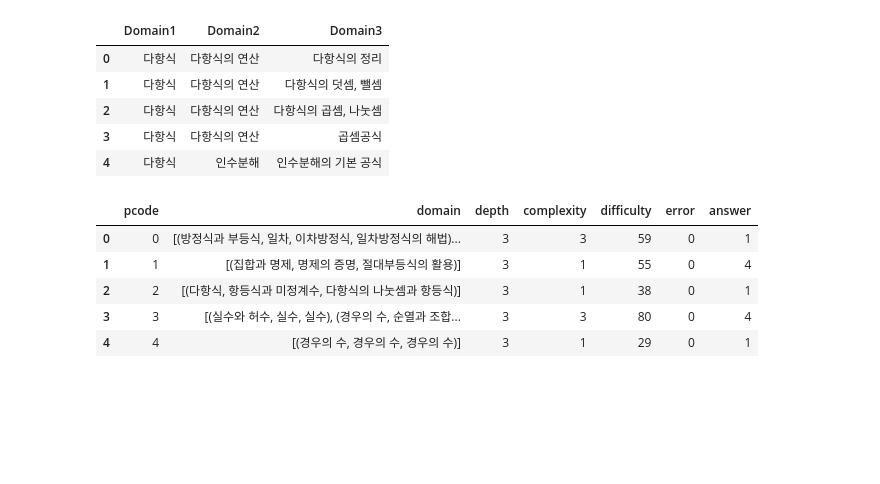
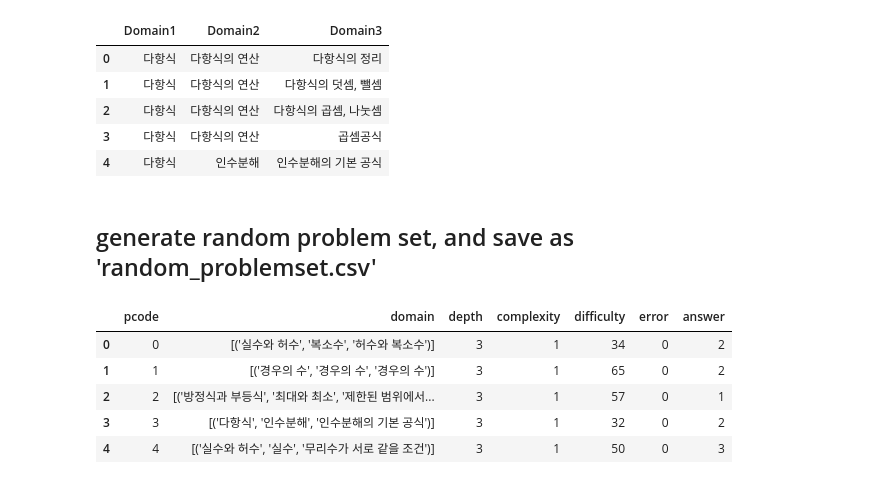
Before and after one commit to thinkbigsv/MathSolvingProcess, a Jupyter notebook: problemset.ipynb, the cells around one changed output. Drawn from its saved outputs; the diff is of its cells as text; code cells hidden in the pictures; blank space fills up the shorter version.

```diff
--- a/problemset.ipynb
+++ b/problemset.ipynb
@@ -144,26 +165,2 @@ class Problem:
-# %%
-domainTree = DomainTree(domain_df)
-NUM_OF_PROBLEMS = 100
-
-problem_list = []
-problem_dict = {'pcode':[], 'domain':[], 'depth':[], 'complexity':[], 'difficulty':[], 'error':[], 'answer':[]}
-for i in range(NUM_OF_PROBLEMS):
-    p = Problem.gen_random_problem(domainTree, i)
-    problem_list.append(p)
-    problem_dict['pcode'].append(p.pcode)
-    problem_dict['domain'].append(p.domain)
-    problem_dict['depth'].append(p.depth)
-    problem_dict['complexity'].append(p.complexity)
-    problem_dict['difficulty'].append(p.difficulty)
-    problem_dict['error'].append(p.error)
-    problem_dict['answer'].append(p.answer)
-
-problem_df = pd.DataFrame(problem_dict, columns=['pcode', 'domain', 'depth', 'complexity', 'difficulty', 'error', 'answer'])
-problem_df.head()
-# %% [output]
-|  | pcode | domain | depth | complexity | difficulty | error | answer |
-| 0 | 0 | [(방정식과 부등식, 일차, 이차방정식, 일차방정식의 해법)... | 3 | 3 | 59 | 0 | 1 |
-| 1 | 1 | [(집합과 명제, 명제의 증명, 절대부등식의 활용)] | 3 | 1 | 55 | 0 | 4 |
-| 2 | 2 | [(다항식, 항등식과 미정계수, 다항식의 나눗셈과 항등식)] | 3 | 1 | 38 | 0 | 1 |
-| 3 | 3 | [(실수와 허수, 실수, 실수), (경우의 수, 순열과 조합... | 3 | 3 | 80 | 0 | 4 |
-| 4 | 4 | [(경우의 수, 경우의 수, 경우의 수)] | 3 | 1 | 29 | 0 | 1 |
+# %% [markdown]
+## generate random problem set, and save as 'random_problemset.csv'
@@ -170,3 +171,13 @@ problem_df.head()
+# %%
+problem_df = pd.read_csv('random_problemset.csv', encoding='utf-8')
+problem_df.head()
+# %% [output]
+|  | pcode | domain | depth | complexity | difficulty | error | answer |
+| 0 | 0 | [('실수와 허수', '복소수', '허수와 복소수')] | 3 | 1 | 34 | 0 | 2 |
+| 1 | 1 | [('경우의 수', '경우의 수', '경우의 수')] | 3 | 1 | 65 | 0 | 2 |
+| 2 | 2 | [('방정식과 부등식', '최대와 최소', '제한된 범위에서... | 3 | 1 | 57 | 0 | 1 |
+| 3 | 3 | [('다항식', '인수분해', '인수분해의 기본 공식')] | 3 | 1 | 32 | 0 | 2 |
+| 4 | 4 | [('실수와 허수', '실수', '무리수가 서로 같을 조건')] | 3 | 1 | 50 | 0 | 3 |
 # %%
 class PSAgent:
     '''
```
Also changed, not shown: parts of 8 cells of this notebook, 2 other files.
